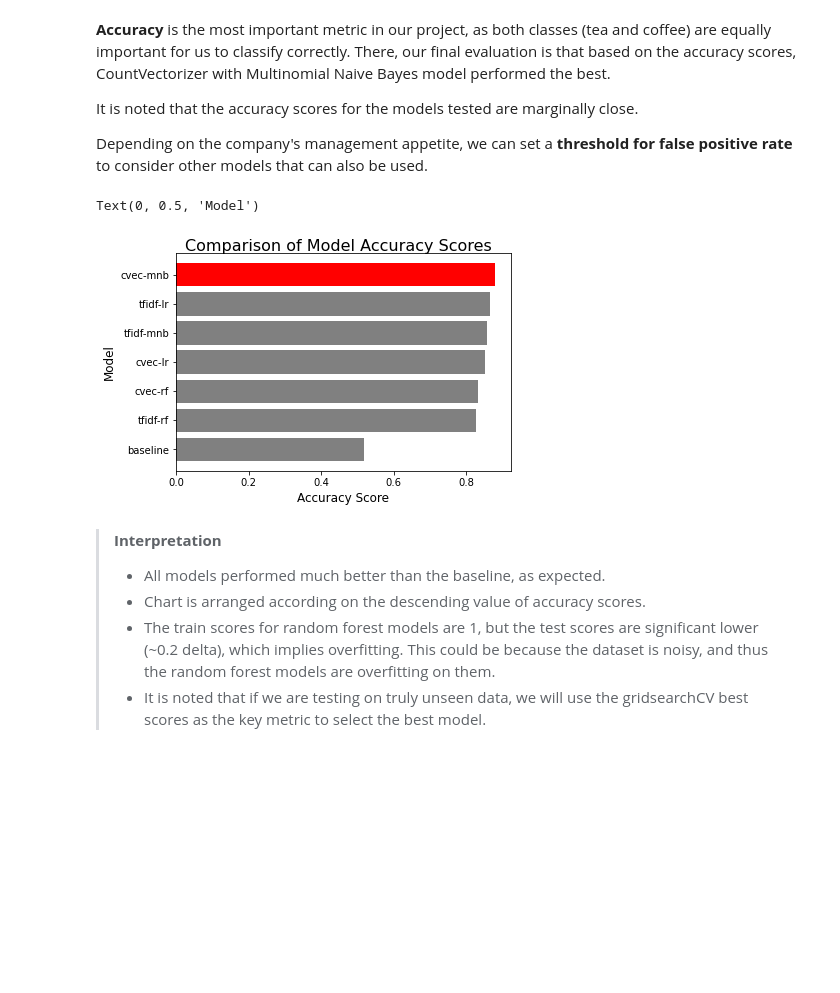
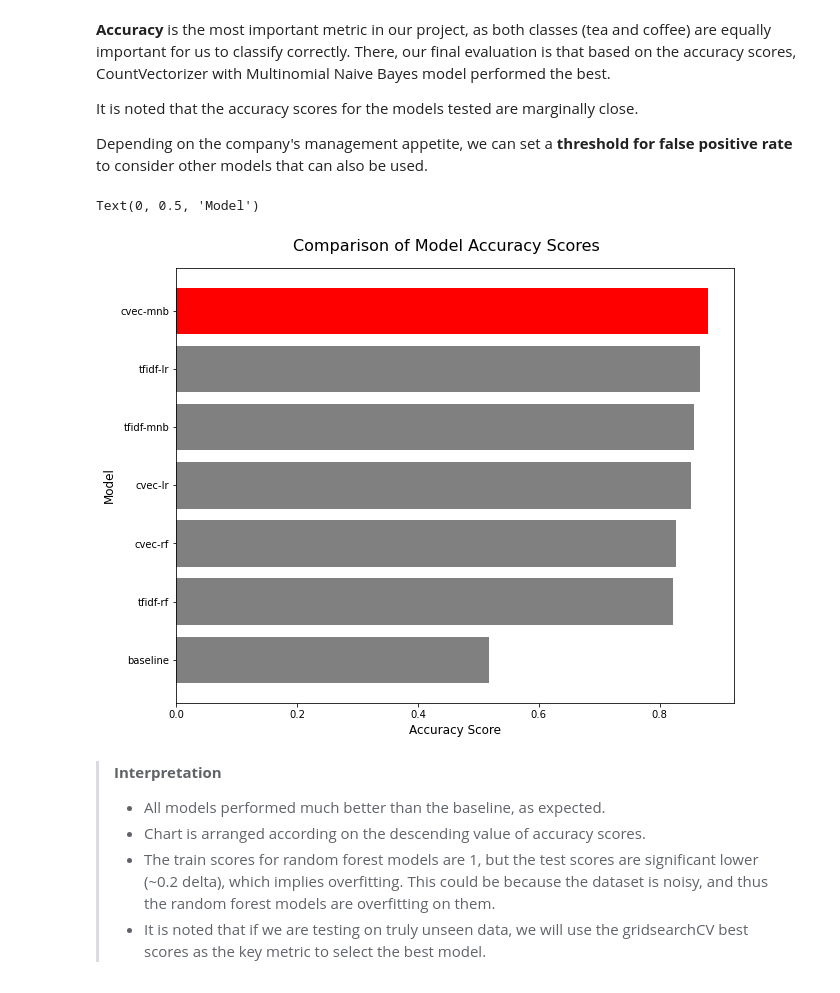
Before and after one commit to mirawrr/GA-projects, a Jupyter notebook: project_3_final/Project 3 - Notebook Part 3 - Amira - Final.ipynb, the cells around one changed output. Cells and saved outputs as stored; diff of their text form; code cells hidden in the pictures; blank space fills up the shorter version.

```diff
--- a/project_3_final/Project 3 - Notebook Part 3 - Amira - Final.ipynb
+++ b/project_3_final/Project 3 - Notebook Part 3 - Amira - Final.ipynb
@@ -962,21 +962,21 @@ Depending on the company's management appetite, we can set a **threshold for fal
 # %%
 base_score = y_test.value_counts(normalize=True)[0]
 
 models_accuracy = pd.DataFrame()
 models_accuracy['score'] = [score1,score2,score3,score4,score5,score6,base_score]
-
 models_accuracy['model'] = ['cvec-mnb','tfidf-mnb','tfidf-lr','cvec-lr','cvec-rf','tfidf-rf','baseline']
 models_accuracy.set_index('model')
 
 sorted_df = models_accuracy.sort_values('score',ascending=True)
 
+plt.figure(figsize=(10, 8))
 plt.barh(sorted_df['model'],sorted_df['score'],color=['grey', 'grey', 'grey', 'grey', 'grey','grey','red'])
 plt.suptitle('Comparison of Model Accuracy Scores', fontsize=16,y=0.93)
 plt.xlabel('Accuracy Score', fontsize=12)
 plt.ylabel('Model', fontsize=12)
 # %% [output]
 Text(0, 0.5, 'Model')
-[figure, old version]
+[figure, new version]
 # %% [markdown]
 > **Interpretation**
 >
```
Also changed, not shown: parts of 9 cells of this notebook, 1 other file.
